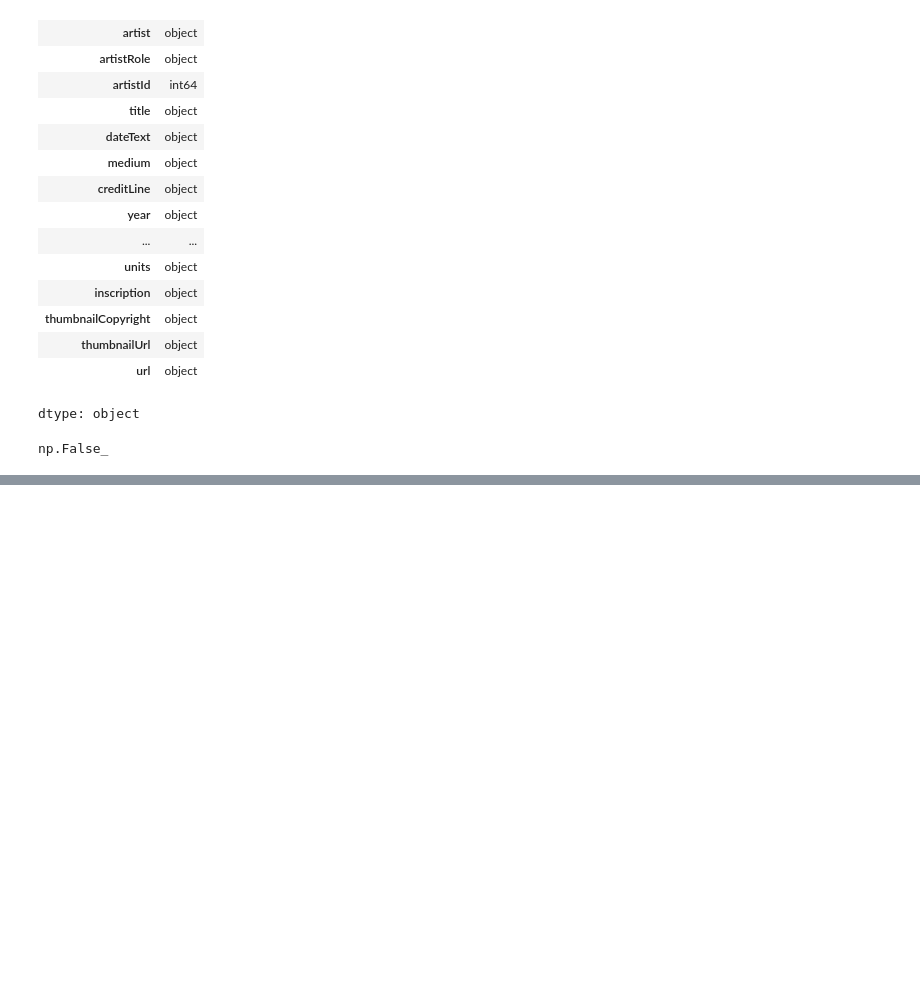
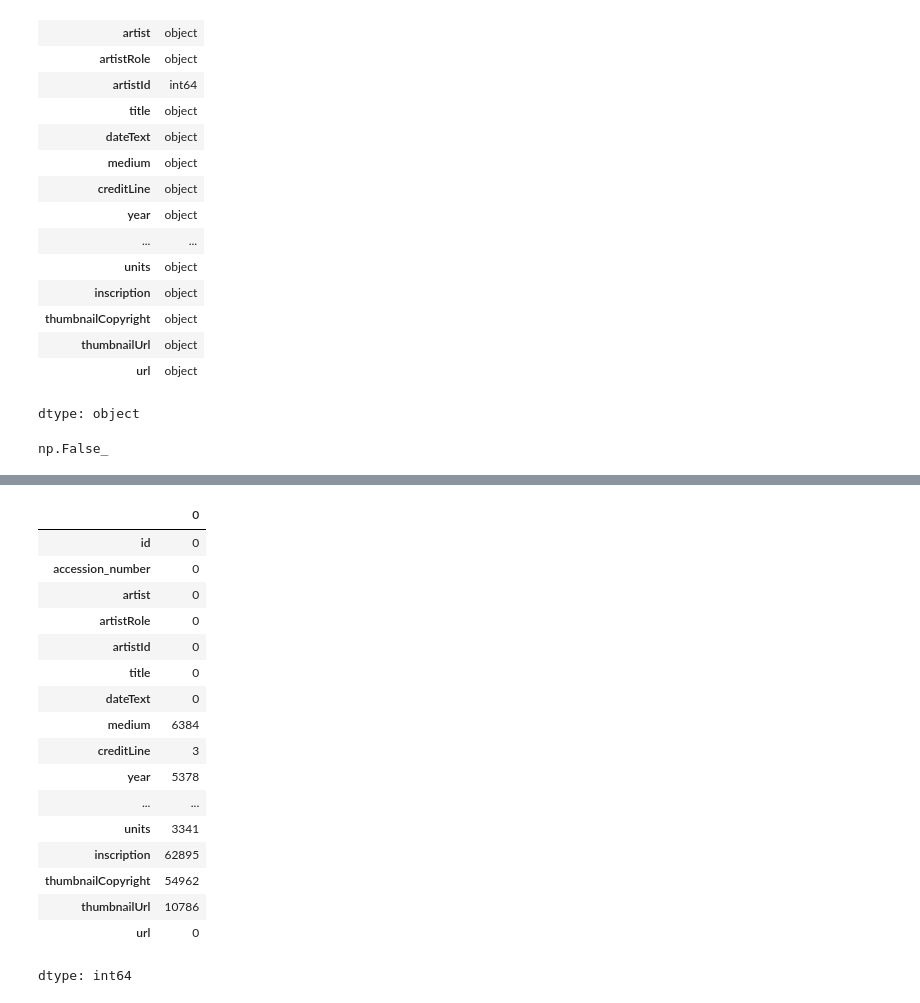
Before and after one commit to omar-mohamed-azab/Polimi-Data-and-Information-Quality-Project, a Jupyter notebook: src/Project.ipynb, the cells around one changed output, grey strips where cells are left out. Drawn from its saved outputs; the diff is of its cells as text; code cells hidden in the pictures; blank space fills up the shorter version.

```diff
--- a/src/Project.ipynb
+++ b/src/Project.ipynb
@@ -79,0 +97,22 @@ np.False_
+# %%
+# Check the number of null values in each column
+artwork_data.isnull().sum()
+# %% [output]
+|  | 0 |
+| id | 0 |
+| accession_number | 0 |
+| artist | 0 |
+| artistRole | 0 |
+| artistId | 0 |
+| title | 0 |
+| dateText | 0 |
+| medium | 6384 |
+| creditLine | 3 |
+| year | 5378 |
+| ... | ... |
+| units | 3341 |
+| inscription | 62895 |
+| thumbnailCopyright | 54962 |
+| thumbnailUrl | 10786 |
+| url | 0 |
+dtype: int64
```
Also changed, not shown: parts of 6 cells of this notebook.
